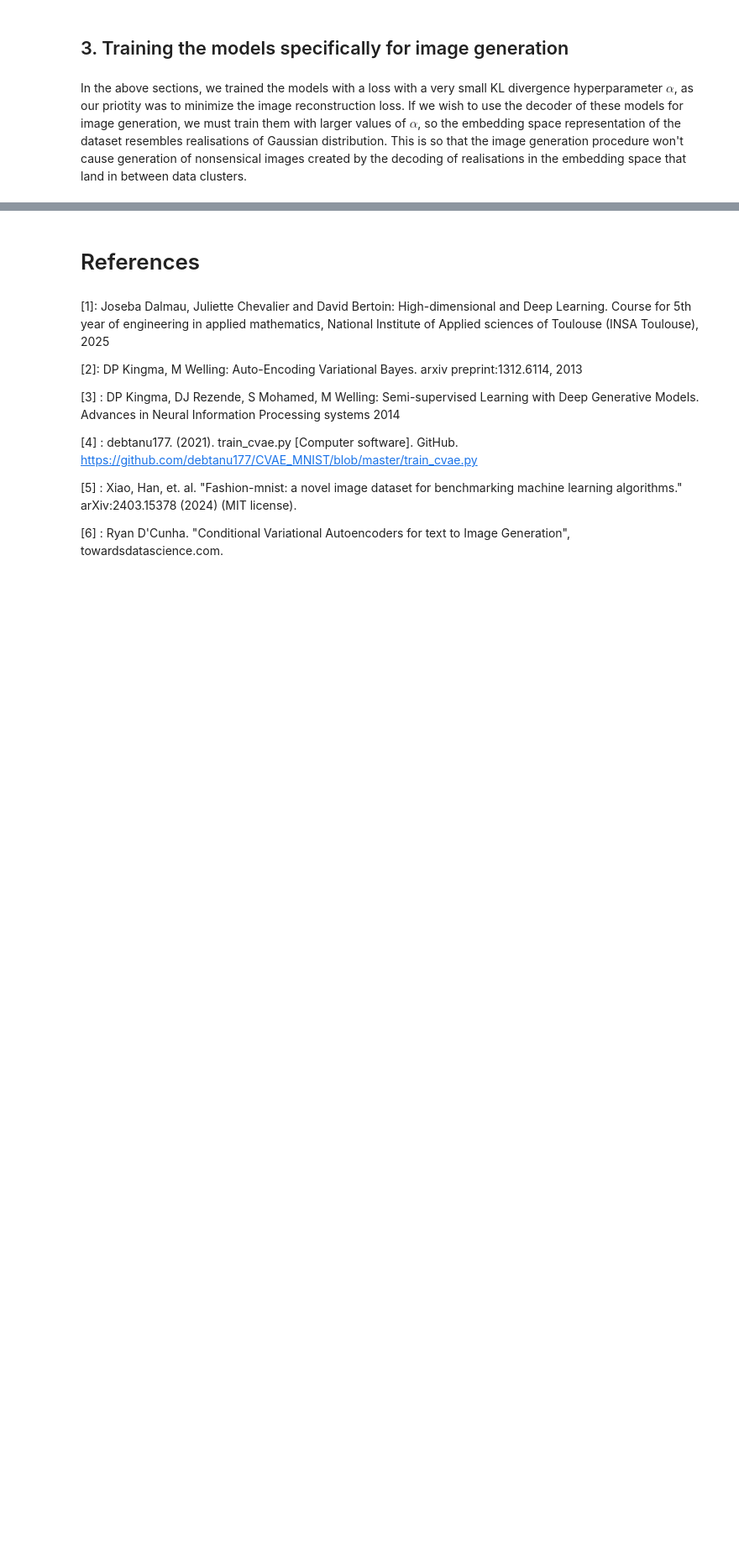
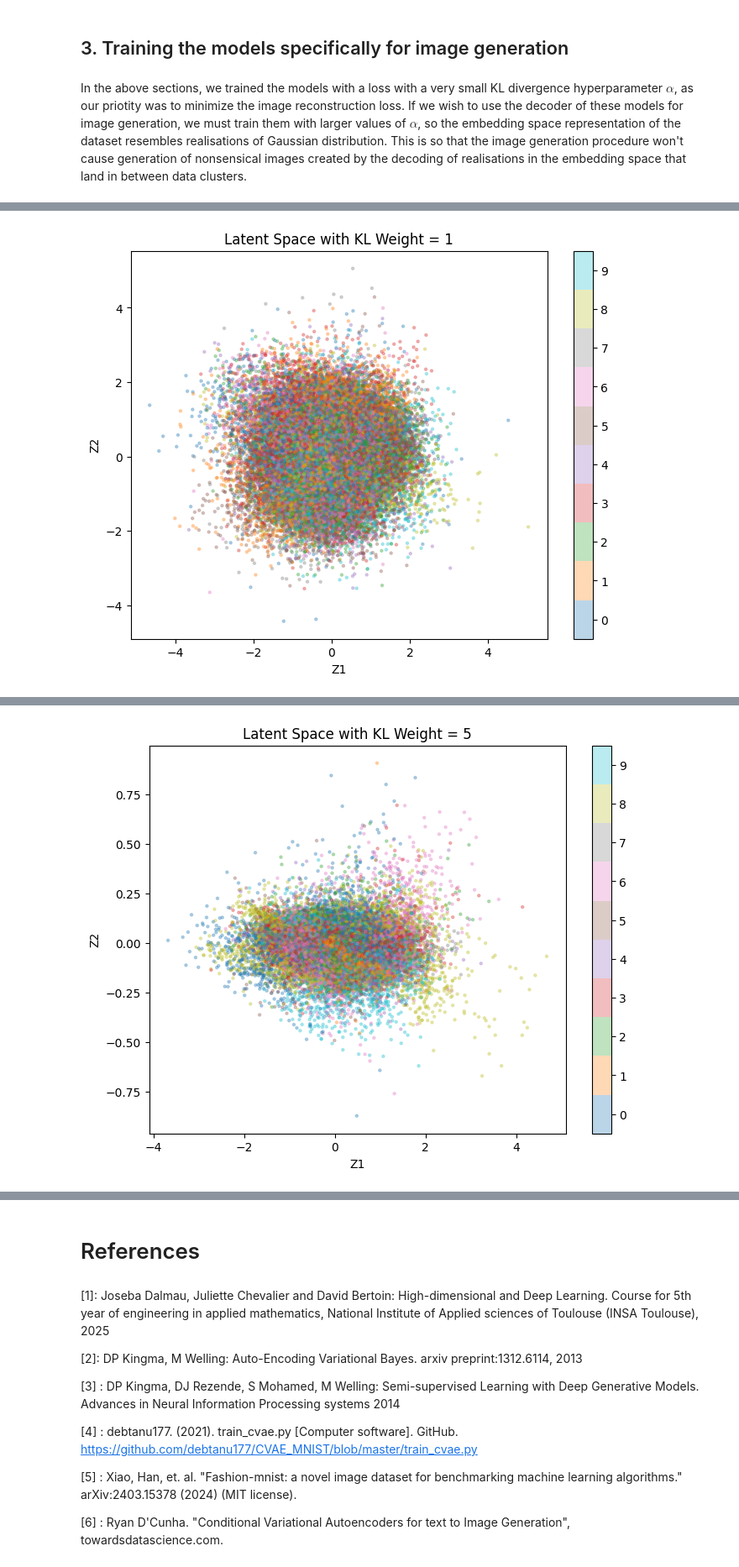
Before and after one commit to selim-ba/insa-hddl-group10, a Jupyter notebook: final.ipynb, the cells around one changed output, grey strips where cells are left out. Shown at 84% size. Drawn from its saved outputs; the diff is of its cells as text; code cells hidden in the pictures; blank space fills up the shorter version.

```diff
--- a/final.ipynb
+++ b/final.ipynb
@@ -1121,28 +1125,42 @@ def train_and_plot(model_class,latent_dims, num_epochs, learning_rate, kl_weight
     plot_latent_space(model=model, data_loader=train_loader, kl_weight=kl_weight)
 
 # Function to plot latent space
+
+
 def plot_latent_space(model, data_loader, kl_weight):
     model.eval()
+
+    zs = []
+    all_labels = []
+
     with torch.no_grad():
-        data, labels = next(iter(data_loader))
-        data = data.to(device)
-        labels=labels.to(device)
+        for data, labels in data_loader:
+            data = data.to(device)
+            labels = labels.to(device)
 
-        label_map=model.make_label_map(label=labels)
+            label_map = model.make_label_map(label=labels)
+            mu, logvar = model.encode(data, label_map=label_map)
 
-        mu, logvar = model.encode(data,label_map=label_map)
-        z = mu  # For visualization, we use the mean
-        z = z.cpu().numpy()
-        labels = labels.cpu().numpy()
+            zs.append(mu.cpu())
+            all_labels.append(labels.cpu())
 
-        plt.figure(figsize=(8,6))
-        scatter = plt.scatter(z[:, 0], z[:, 1], c=labels, cmap='tab10', alpha=0.7)
-        plt.colorbar(scatter, ticks=range(10))
-        plt.clim(-0.5, 9.5)
-        plt.title(f'Latent Space with KL Weight = {kl_weight}')
-        plt.xlabel('Z1')
-        plt.ylabel('Z2')
-        plt.show()
+    z = torch.cat(zs, dim=0).numpy()
+    labels = torch.cat(all_labels, dim=0).numpy()
+
+    plt.figure(figsize=(8, 6))
+    scatter = plt.scatter(
+        z[:, 0], z[:, 1],
+        c=labels,
+        cmap='tab10',
+        alpha=0.3,        # lower alpha helps with density
+        s=5               # smaller points = clearer structure
+    )
+    plt.colorbar(scatter, ticks=range(10))
+    plt.clim(-0.5, 9.5)
+    plt.title(f'Latent Space with KL Weight = {kl_weight}')
+    plt.xlabel('Z1')
+    plt.ylabel('Z2')
+    plt.show()
 
 # Run training and plotting for different KL weights
 for kl_weight in kl_weights:
@@ -1152,0 +1181 @@ Training VAE with KL Weight = 1
+[figure, added]
@@ -1153,0 +1193 @@ NameError: name 'ConditionalConvVAE_channel_concatenation' is not defined
+[figure, added]
```
Also changed, not shown: parts of 12 cells of this notebook.
